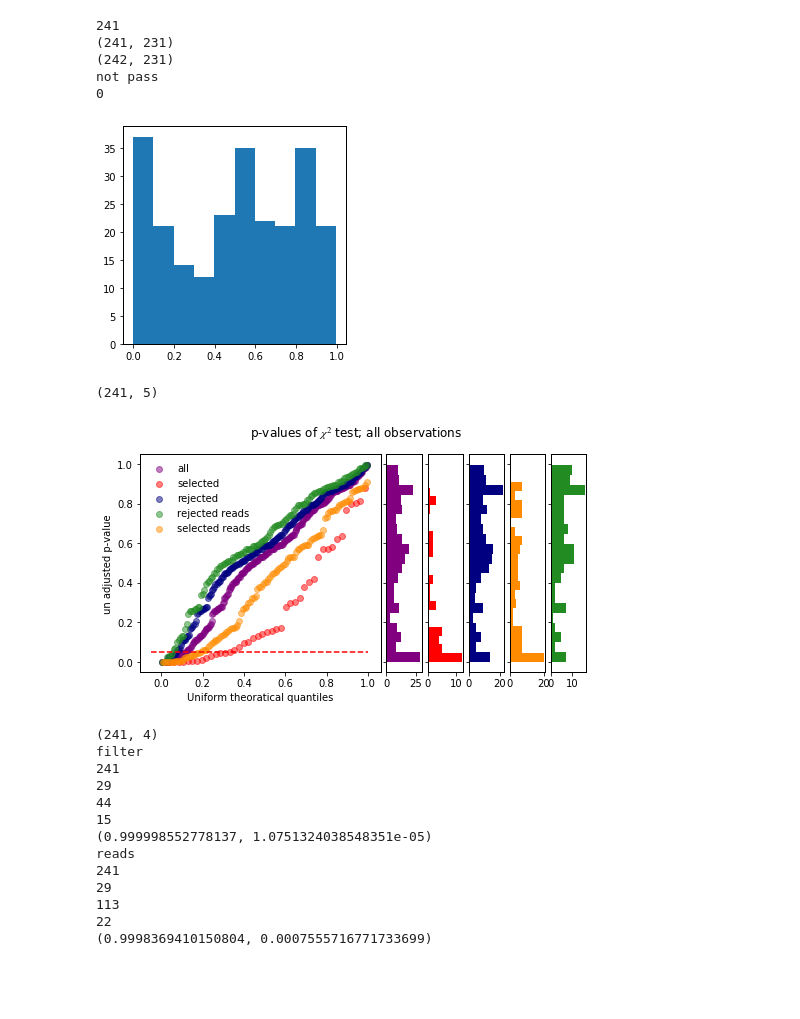
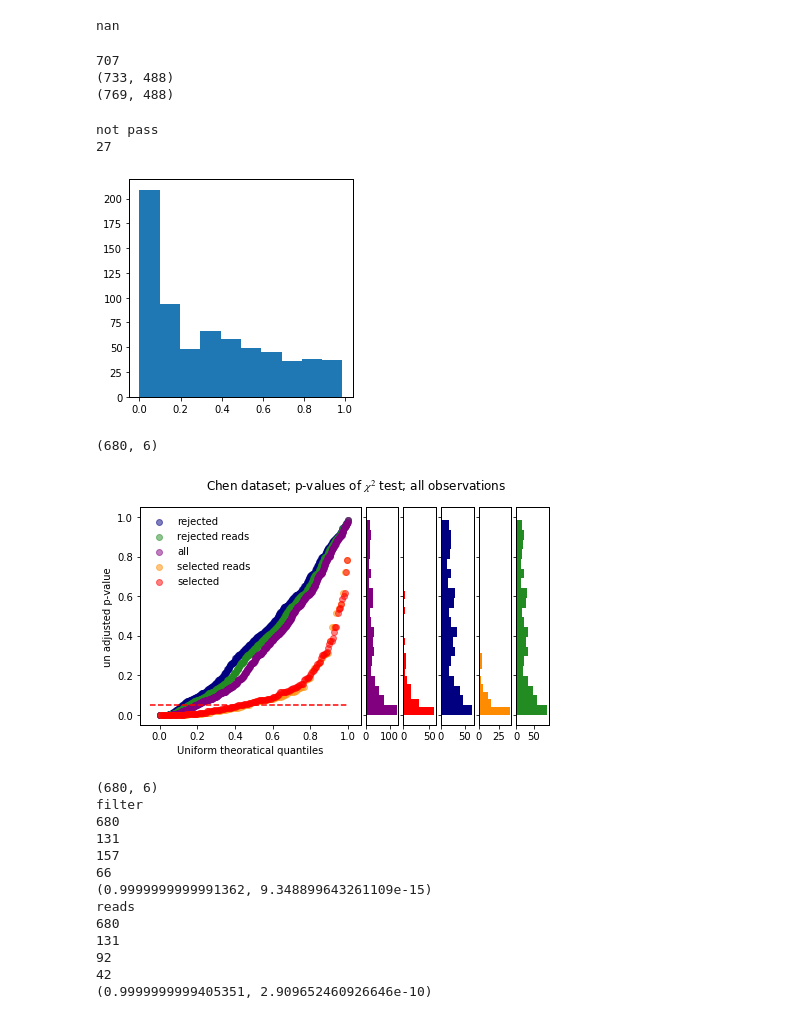
Before and after one commit to lareaulab/sc_binary_splicing, a Jupyter notebook: backup/Untitled2.ipynb, the cells around one changed output. Drawn from its saved outputs; the diff is of its cells as text; code cells hidden in the pictures; blank space fills up the shorter version.

Commit message:
chi squared and hypergeom test of enrichment

```diff
--- a/backup/Untitled2.ipynb
+++ b/backup/Untitled2.ipynb
@@ -607,26 +64,4 @@ reads
-# %%
-test_chi_filters(trapnell_PSI, trapnell_mrna_counts, mrna_per_event_trapnell, trapnell_read_counts, trapnell_coverage_tab,
-                 trapnell_pca_clust.AC,
-                     psi_min = 0.2, psi_bin = 0.25, obs_min = 0.5, mrna_min = 6, read_min =10)
-# %% [output]
-241
-(241, 231)
-(242, 231)
-not pass
-0
-[figure, removed]
-(241, 5)
-[figure, removed]
-(241, 4)
-filter
-241
-29
-44
-15
-(0.999998552778137, 1.0751324038548351e-05)
-reads
-241
-29
-113
-22
-(0.9998369410150804, 0.0007555716771733699)
+# %%
+np.nan
+# %% [output]
+nan
@@ -632,0 +349,25 @@ reads
+# %%
+test_chi_filters(chen_PSI, chen_mrna_counts, mrna_per_event_chen, chen_read_counts, chen_coverage_tab, chen_pca_clust.AC,
+                     psi_min = 0.2, psi_bin = 0.1, obs_min = 0.25, mrna_min = 10, read_min =10, dset_name = 'Chen dataset;')
+# %% [output]
+707
+(733, 488)
+(769, 488)
+not pass
+27
+[figure, added]
+(680, 6)
+[figure, added]
+(680, 6)
+filter
+680
+131
+157
+66
+(0.9999999999991362, 9.348899643261109e-15)
+reads
+680
+131
+92
+42
+(0.9999999999405351, 2.909652460926646e-10)
```
Also changed, not shown: parts of 45 cells of this notebook, 1 other file.
